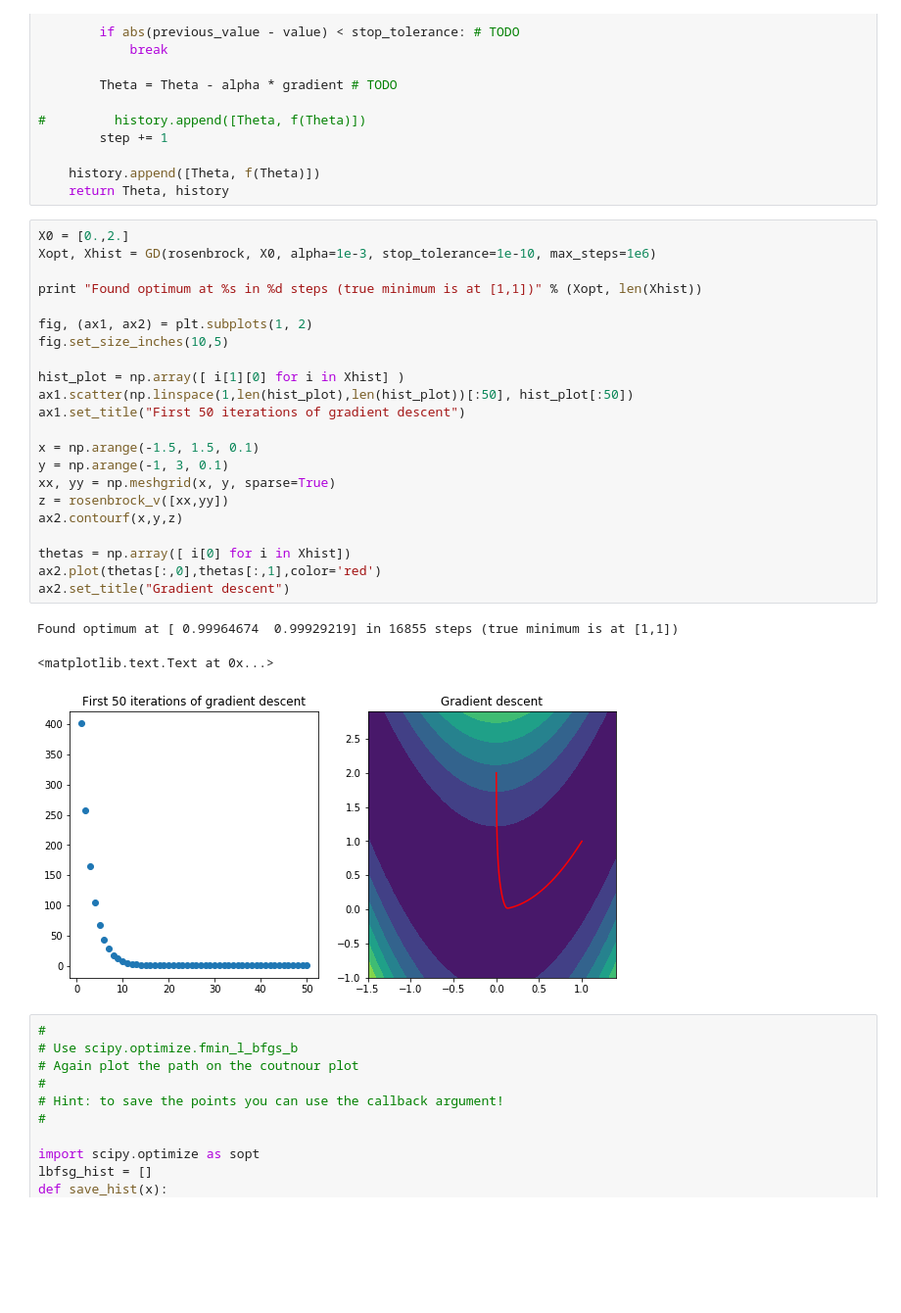
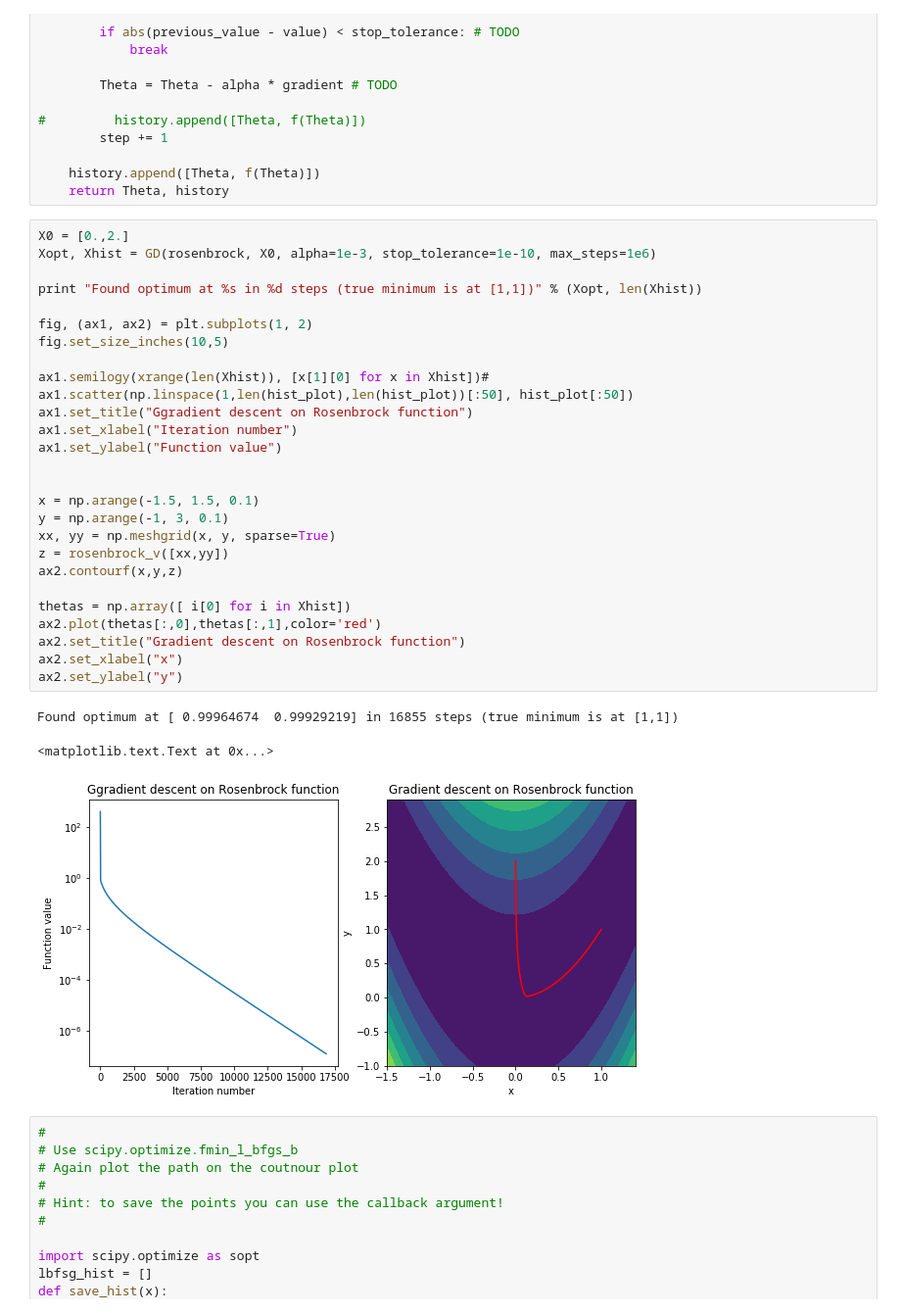
Before and after one commit to dingorth/neural_networks, a Jupyter notebook: assignment3/Assignment3.ipynb, the cells around one changed output. Shown: that part at 98% size. Drawn from its saved outputs; the diff is of its cells as text; blank space fills up the shorter version.

```diff
--- a/assignment3/Assignment3.ipynb
+++ b/assignment3/Assignment3.ipynb
@@ -155,29 +155,33 @@ def GD(f, Theta0, alpha, stop_tolerance=1e-10, max_steps=1000000):
 # %%
 X0 = [0.,2.]
 Xopt, Xhist = GD(rosenbrock, X0, alpha=1e-3, stop_tolerance=1e-10, max_steps=1e6)
 
 print "Found optimum at %s in %d steps (true minimum is at [1,1])" % (Xopt, len(Xhist))
 
 fig, (ax1, ax2) = plt.subplots(1, 2)
 fig.set_size_inches(10,5)
 
-hist_plot = np.array([ i[1][0] for i in Xhist] )
-ax1.scatter(np.linspace(1,len(hist_plot),len(hist_plot))[:50], hist_plot[:50])
-ax1.set_title("First 50 iterations of gradient descent")
+ax1.semilogy(xrange(len(Xhist)), [x[1][0] for x in Xhist])# ax1.scatter(np.linspace(1,len(hist_plot),len(hist_plot))[:50], hist_plot[:50])
+ax1.set_title("Ggradient descent on Rosenbrock function")
+ax1.set_xlabel("Iteration number")
+ax1.set_ylabel("Function value")
+
 
 x = np.arange(-1.5, 1.5, 0.1)
 y = np.arange(-1, 3, 0.1)
 xx, yy = np.meshgrid(x, y, sparse=True)
 z = rosenbrock_v([xx,yy])
 ax2.contourf(x,y,z)
 
 thetas = np.array([ i[0] for i in Xhist])
 ax2.plot(thetas[:,0],thetas[:,1],color='red')
-ax2.set_title("Gradient descent")
+ax2.set_title("Gradient descent on Rosenbrock function")
+ax2.set_xlabel("x")
+ax2.set_ylabel("y")
 # %% [output]
 Found optimum at [ 0.99964674  0.99929219] in 16855 steps (true minimum is at [1,1])
 <matplotlib.text.Text at 0x...>
-[figure, old version]
+[figure, new version]
 # %%
 #
 # Use scipy.optimize.fmin_l_bfgs_b
```
Also changed, not shown: parts of 10 cells of this notebook, 1 other file.
